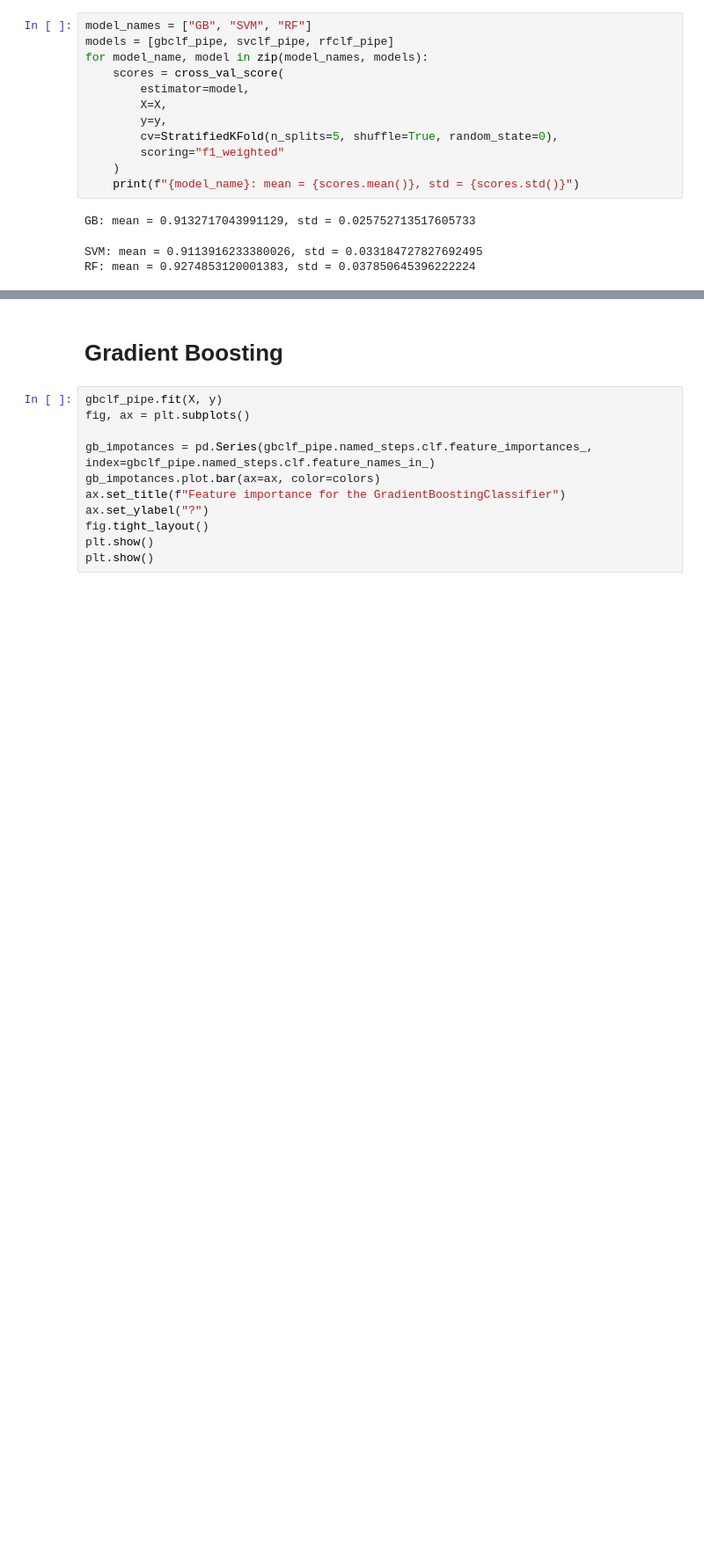
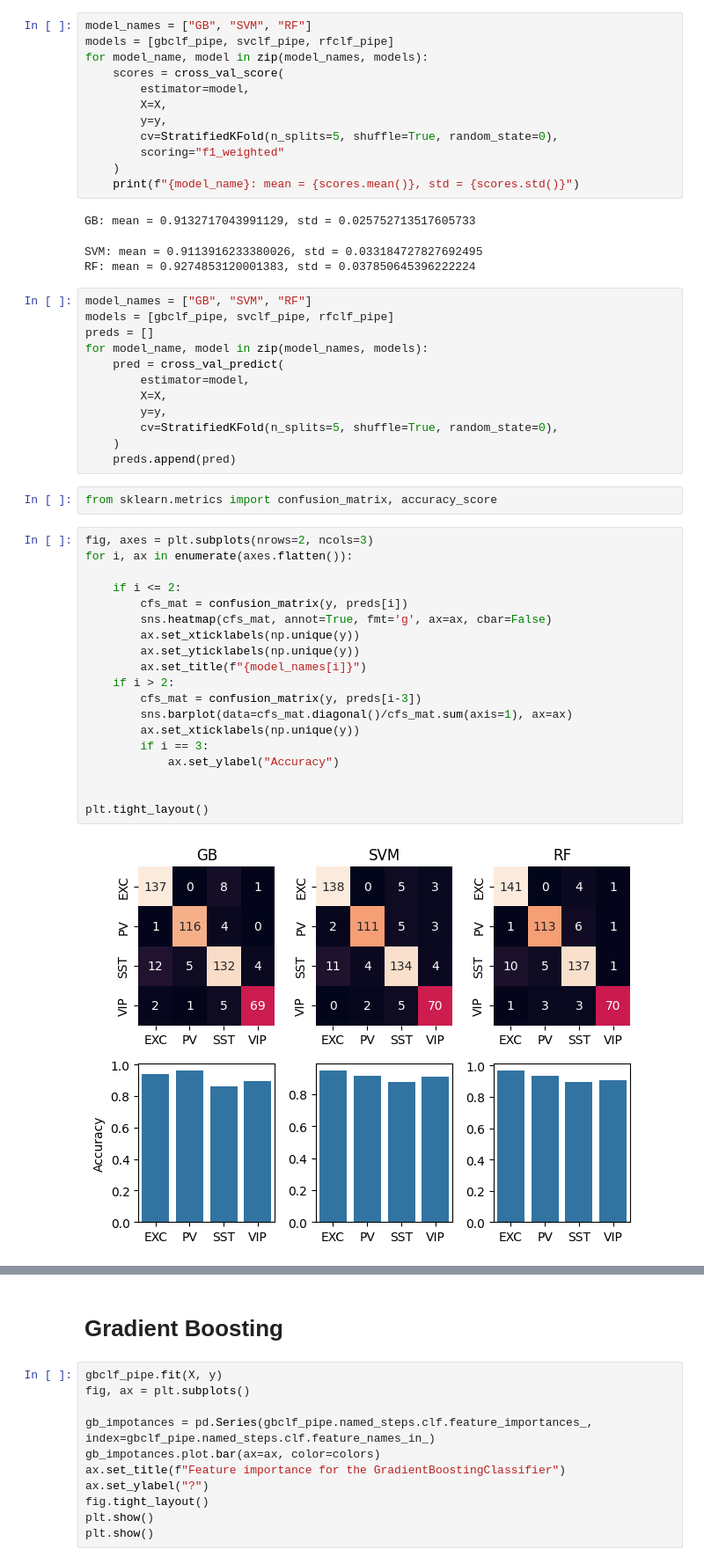
Before and after one commit to mariscoglio/bio482_cell_classifier, a Jupyter notebook: model_interpretability.ipynb, the cells around one changed output, grey strips where cells are left out. Shown at 88% size. Saved outputs shown, nothing was run; the diff lists cells and outputs as text; blank space fills up the shorter version.

Commit message:
Model interp

```diff
--- a/model_interpretability.ipynb
+++ b/model_interpretability.ipynb
@@ -89,3 +89,38 @@ for model_name, model in zip(model_names, models):
 GB: mean = 0.9132717043991129, std = 0.025752713517605733
 SVM: mean = 0.9113916233380026, std = 0.033184727827692495
 RF: mean = 0.9274853120001383, std = 0.037850645396222224
+# %%
+model_names = ["GB", "SVM", "RF"]
+models = [gbclf_pipe, svclf_pipe, rfclf_pipe]
+preds = []
+for model_name, model in zip(model_names, models):
+    pred = cross_val_predict(
+        estimator=model,
+        X=X,
+        y=y,
+        cv=StratifiedKFold(n_splits=5, shuffle=True, random_state=0),
+    )
+    preds.append(pred)
+# %%
+from sklearn.metrics import confusion_matrix, accuracy_score
+# %%
+fig, axes = plt.subplots(nrows=2, ncols=3)
+for i, ax in enumerate(axes.flatten()):
+
+    if i <= 2:
+        cfs_mat = confusion_matrix(y, preds[i])
+        sns.heatmap(cfs_mat, annot=True, fmt='g', ax=ax, cbar=False)
+        ax.set_xticklabels(np.unique(y))
+        ax.set_yticklabels(np.unique(y))
+        ax.set_title(f"{model_names[i]}")
+    if i > 2:
+        cfs_mat = confusion_matrix(y, preds[i-3])
+        sns.barplot(data=cfs_mat.diagonal()/cfs_mat.sum(axis=1), ax=ax)
+        ax.set_xticklabels(np.unique(y))
+        if i == 3:
+            ax.set_ylabel("Accuracy")
+
+
+plt.tight_layout()
+# %% [output]
+[figure, added]
```
Also changed, not shown: parts of 5 cells of this notebook.
